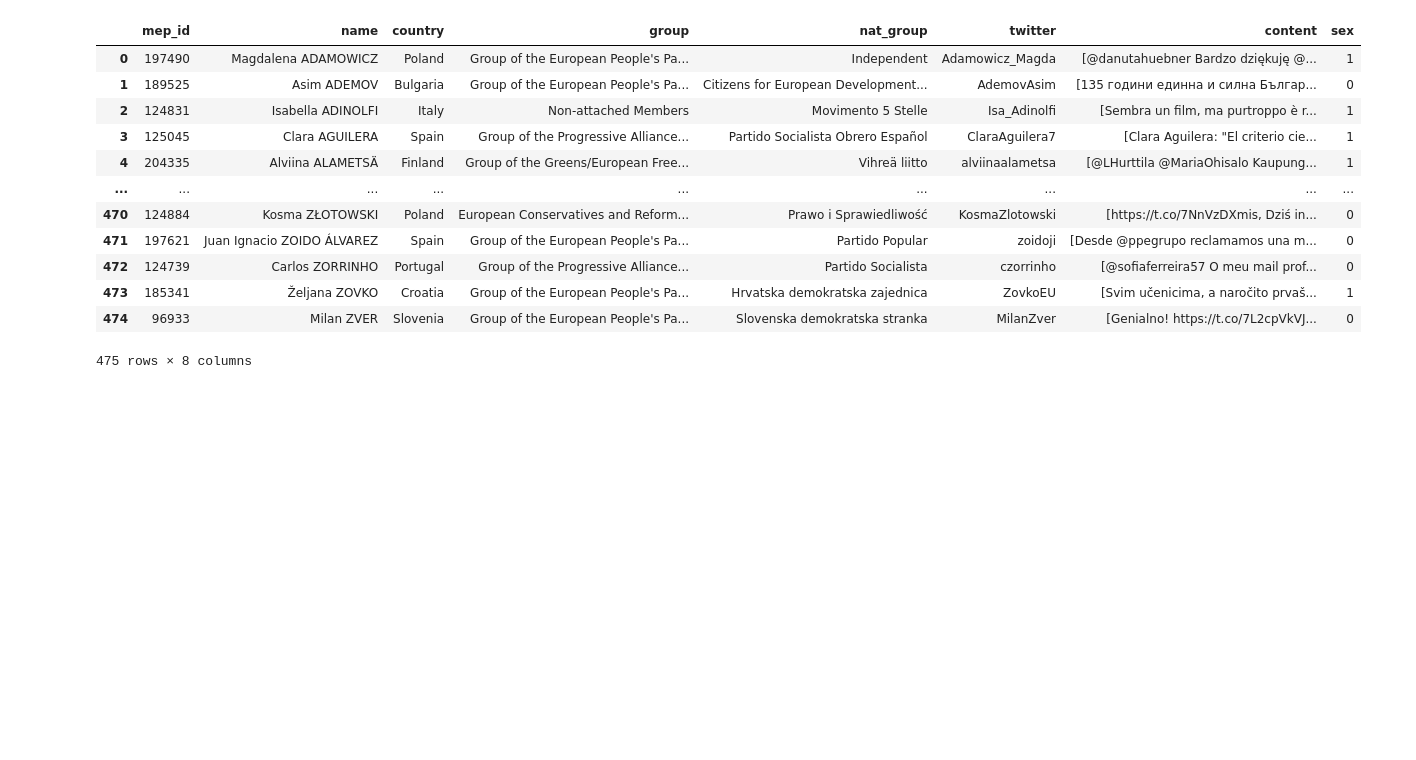
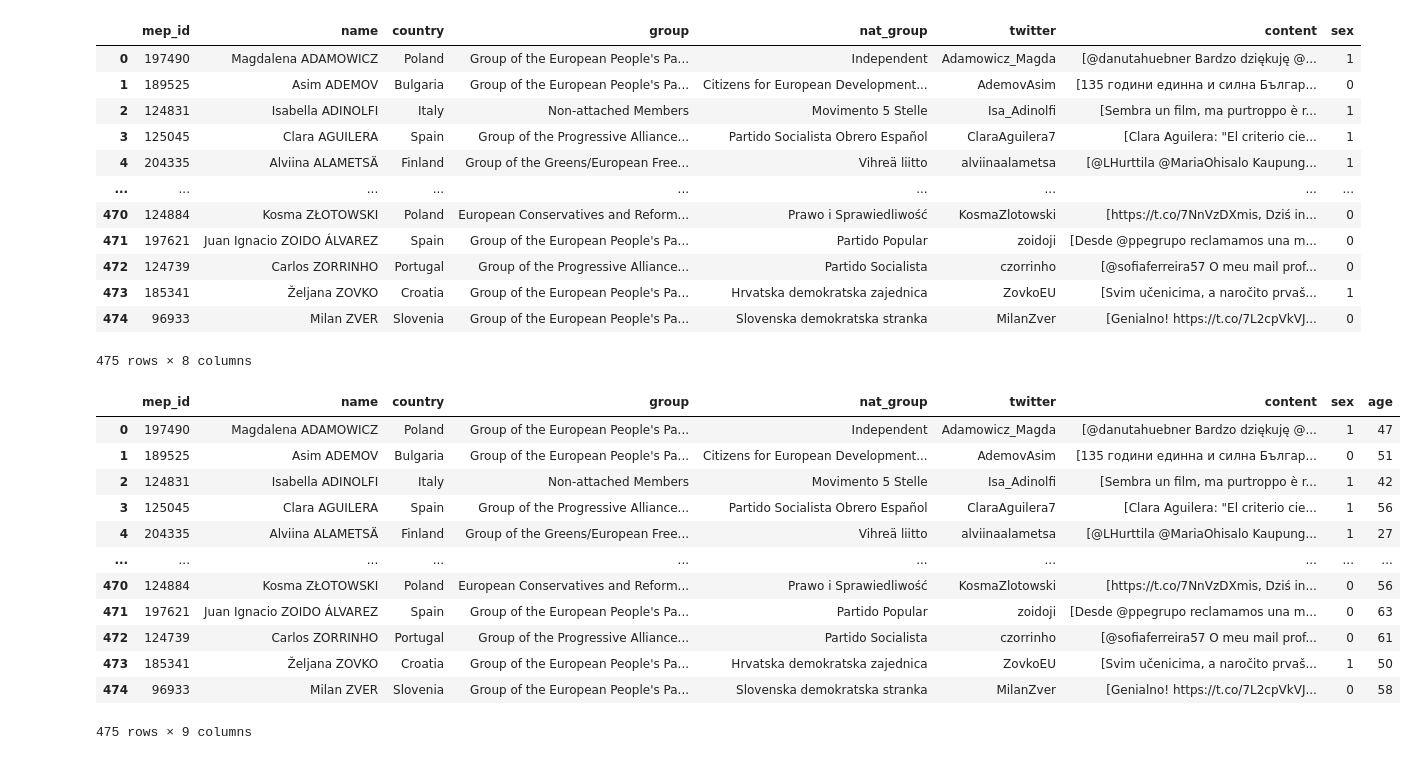
Before and after one commit to simonjpastor/delphes, a Jupyter notebook: notebooks/kiddbenji_notebooks/kiddbenji_encoding_sex_age.ipynb, the cells around one changed output. Saved outputs shown, nothing was run; the diff lists cells and outputs as text; code cells hidden in the pictures; blank space fills up the shorter version.

```diff
--- a/notebooks/kiddbenji_notebooks/kiddbenji_encoding_sex_age.ipynb
+++ b/notebooks/kiddbenji_notebooks/kiddbenji_encoding_sex_age.ipynb
@@ -21,5 +21,4 @@ df
 475 rows × 7 columns
 # %%
 df = df.reset_index(drop=True)
-df = df.drop(columns='index')
 # %%
@@ -41,3 +54,38 @@ df
+# %%
+age = [47, 51, 42, 56, 27, 44, 59, 52, 34, 60, 41, 57, 63,\
+       53, 45, 48, 47, 53, 30, 75, 57, 44, 47, 24, 51, 54, 68,\
+       49, 42, 50, 49, 40, 34, 34, 38, 44, 37, 54, 56, 61, 83,\
+      44, 45, 59, 45, 67, 53, 48, 33, 42, 32, 57, 34, 47, 40, 48,\
+      39, 49, 43, 35, 52, 63, 61, 50, 27, 50, 45, 80, 45, 50, 46,\
+      59, 41, 47, 65, 51, 44, 34, 68, 37, 31, 57, 35, 37, 65, 57,\
+      48, 61, 55, 72, 49, 45, 36, 58, 32, 57, 30, 57, 62, 44, 36, 51,\
+      49, 54, 48, 62, 43, 43, 41, 36, 57, 54, 44, 44, 32, 33, 51, 51,\
+      51, 56, 56, 43, 41, 43, 61, 63, 44, 36, 49, 49, 54, 42, 55, 53,\
+      41, 62, 36, 19, 43, 56, 51, 70, 48, 51, 27, 46, 44, 53, 35, 35,\
+      31, 60, 50, 31, 47, 43, 76, 45, 45, 53, 66, 52, 45, 45, 51, 40, 44,\
+      48, 56, 56, 65, 27, 48, 39, 55, 35, 44, 40, 43, 52, 31, 50, 53, 58,\
+      38, 59, 34, 52, 53, 46, 49, 58, 43, 55, 58, 26, 62, 72, 41, 36, 48,\
+      56, 53, 61, 63, 59, 45, 45, 59, 46, 31, 62, 62, 41,\
+      67, 44, 40, 62, 40, 49, 53, 61, 60, 38, 68, 54, 57,\
+      37, 33, 50, 40, 63, 30, 45, 67, 57, 52, 43, 63, 64,\
+      48, 63, 35, 68, 34, 53, 44, 48, 41, 54, 64, 45, 40,\
+      41, 55, 61, 42, 46, 68, 36, 69, 47, 71, 55, 42, 52,\
+      55, 34, 59, 75, 50, 39, 53, 50, 49, 61, 47, 29, 45,\
+      62, 30, 64, 41, 62, 68, 32, 66, 44, 52, 44, 58, 59,\
+      47, 58, 34, 66, 39, 70, 54, 41, 64, 43, 65, 74, 38,\
+      46, 56, 47, 57, 38, 40, 35, 36, 57, 54, 44, 61, 32,\
+      65, 42, 67, 50, 58, 46, 38, 65, 62, 53, 51, 58, 34,\
+      29, 22, 53, 39, 59, 57, 61, 36, 55, 41, 71, 40, 49,\
+      63, 44, 57, 49, 41, 65, 52, 54, 46, 33, 30, 45, 61,\
+      65, 73, 56, 62, 56, 31, 53, 50, 56, 54, 51, 46, 48,\
+      72, 59, 47, 60, 46, 72, 37, 59, 45, 53, 51, 48, 66, 67,\
+      37, 41, 47, 35, 36, 34, 57, 36, 41, 60, 34, 54, 56, 37,\
+      43, 48, 55, 44, 54, 54, 58, 38, 58, 41, 57, 33, 67, 53,\
+      57, 41, 41, 48, 62, 38, 66, 46, 42, 70, 62, 54, 53, 75,\
+      45, 33, 64, 45, 40, 38, 68, 30, 48, 37, 55, 67, 40, 37,\
+      42, 49, 48, 50, 59, 57, 63, 55, 57, 38, 64, 33, 57, 51,\
+      63, 48, 37, 52, 56, 57, 58, 57, 34, 34, 46, 57, 34, 60,\
+      70, 40, 56, 63, 61, 50, 58]
 # %%
 for key, value in enumerate(df.name):
     print((key, value))
@@ -115,3 +163,21 @@ data
 | 473 | 185341 | Željana ZOVKO | Croatia | Group of the European People's Pa... | Hrvatska demokratska zajednica | ZovkoEU | [Svim učenicima, a naročito prvaš... | 1 |
 | 474 | 96933 | Milan ZVER | Slovenia | Group of the European People's Pa... | Slovenska demokratska stranka | MilanZver | [Genialno! https://t.co/7L2cpVkVJ... | 0 |
 475 rows × 8 columns
+# %%
+data['age'] = age
+# %%
+data
+# %% [output]
+|  | mep_id | name | country | group | nat_group | twitter | content | sex | age |
+| 0 | 197490 | Magdalena ADAMOWICZ | Poland | Group of the European People's Pa... | Independent | Adamowicz_Magda | [@danutahuebner Bardzo dziękuję @... | 1 | 47 |
+| 1 | 189525 | Asim ADEMOV | Bulgaria | Group of the European People's Pa... | Citizens for European Development... | AdemovAsim | [135 години единна и силна Българ... | 0 | 51 |
+| 2 | 124831 | Isabella ADINOLFI | Italy | Non-attached Members | Movimento 5 Stelle | Isa_Adinolfi | [Sembra un film, ma purtroppo è r... | 1 | 42 |
+| 3 | 125045 | Clara AGUILERA | Spain | Group of the Progressive Alliance... | Partido Socialista Obrero Español | ClaraAguilera7 | [Clara Aguilera: "El criterio cie... | 1 | 56 |
+| 4 | 204335 | Alviina ALAMETSÄ | Finland | Group of the Greens/European Free... | Vihreä liitto | alviinaalametsa | [@LHurttila @MariaOhisalo Kaupung... | 1 | 27 |
+| ... | ... | ... | ... | ... | ... | ... | ... | ... | ... |
+| 470 | 124884 | Kosma ZŁOTOWSKI | Poland | European Conservatives and Reform... | Prawo i Sprawiedliwość | KosmaZlotowski | [https://t.co/7NnVzDXmis, Dziś in... | 0 | 56 |
+| 471 | 197621 | Juan Ignacio ZOIDO ÁLVAREZ | Spain | Group of the European People's Pa... | Partido Popular | zoidoji | [Desde @ppegrupo reclamamos una m... | 0 | 63 |
+| 472 | 124739 | Carlos ZORRINHO | Portugal | Group of the Progressive Alliance... | Partido Socialista | czorrinho | [@sofiaferreira57 O meu mail prof... | 0 | 61 |
+| 473 | 185341 | Željana ZOVKO | Croatia | Group of the European People's Pa... | Hrvatska demokratska zajednica | ZovkoEU | [Svim učenicima, a naročito prvaš... | 1 | 50 |
+| 474 | 96933 | Milan ZVER | Slovenia | Group of the European People's Pa... | Slovenska demokratska stranka | MilanZver | [Genialno! https://t.co/7L2cpVkVJ... | 0 | 58 |
+475 rows × 9 columns
```
Also changed, not shown: parts of 3 cells of this notebook.
